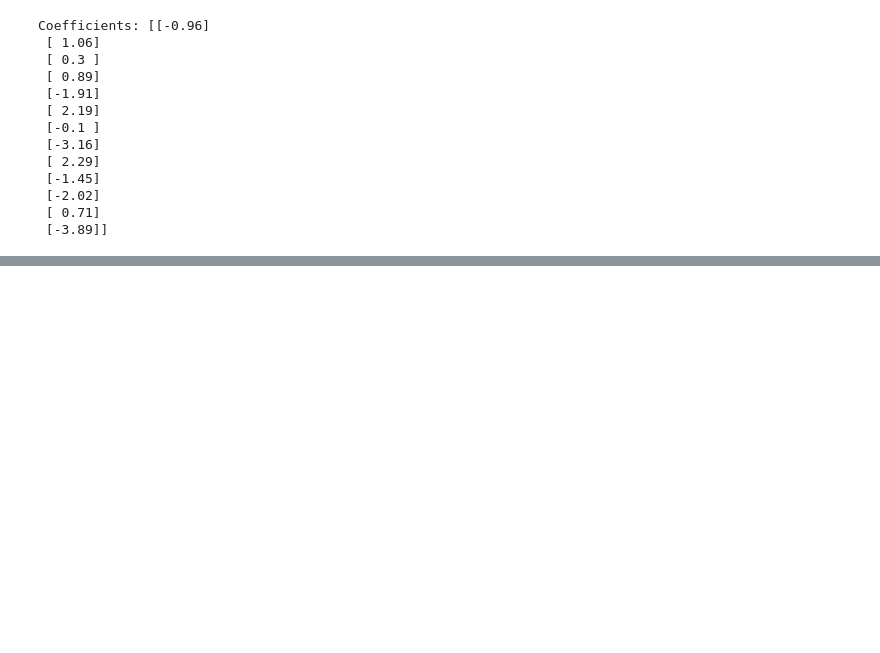
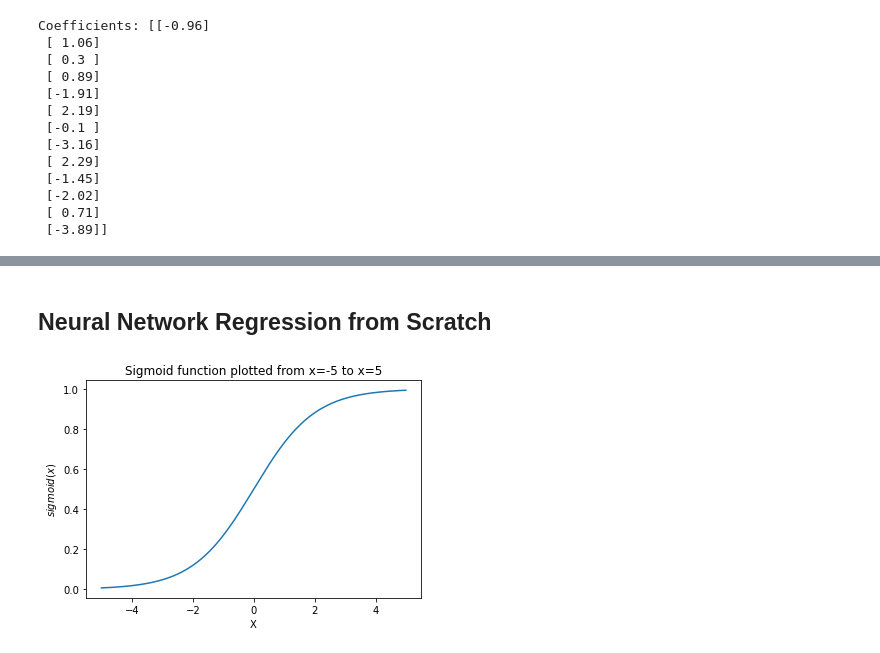
Before and after one commit to chris-santiago/dlfs, a Jupyter notebook: notebooks/Chap2.ipynb, the cells around one changed output, grey strips where cells are left out. Drawn from its saved outputs; the diff is of its cells as text; code cells hidden in the pictures; blank space fills up the shorter version.

```diff
--- a/notebooks/Chap2.ipynb
+++ b/notebooks/Chap2.ipynb
@@ -93,0 +114,13 @@ Coefficients: [[-0.96]
+# %% [markdown]
+## Neural Network Regression from Scratch
+# %%
+from dlfs.base import sigmoid
+
+plt.plot(np.arange(-5, 5, 0.01),
+         sigmoid(np.arange(-5, 5, 0.01)));
+plt.title("Sigmoid function plotted from x=-5 to x=5")
+plt.xlabel("X")
+plt.ylabel("$sigmoid(x)$")
+plt.show()
+# %% [output]
+[figure, added]
```
Also changed, not shown: parts of 12 cells of this notebook, 1 other file.
